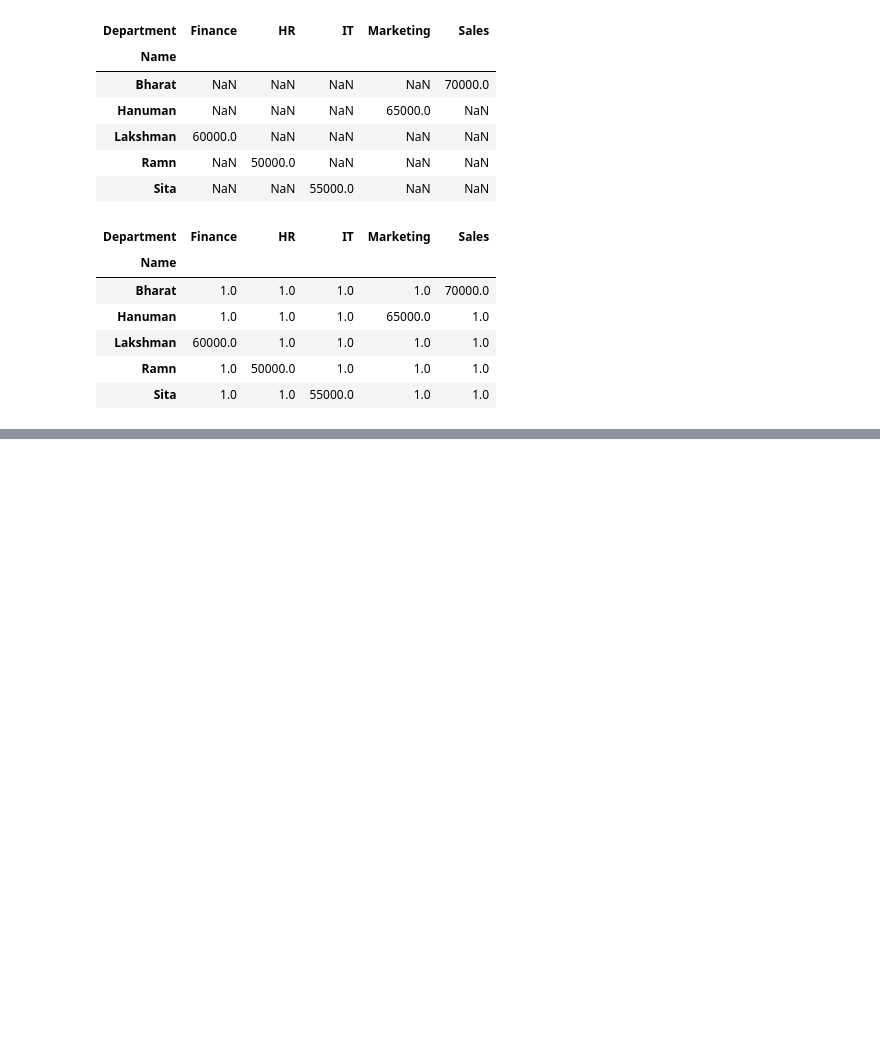
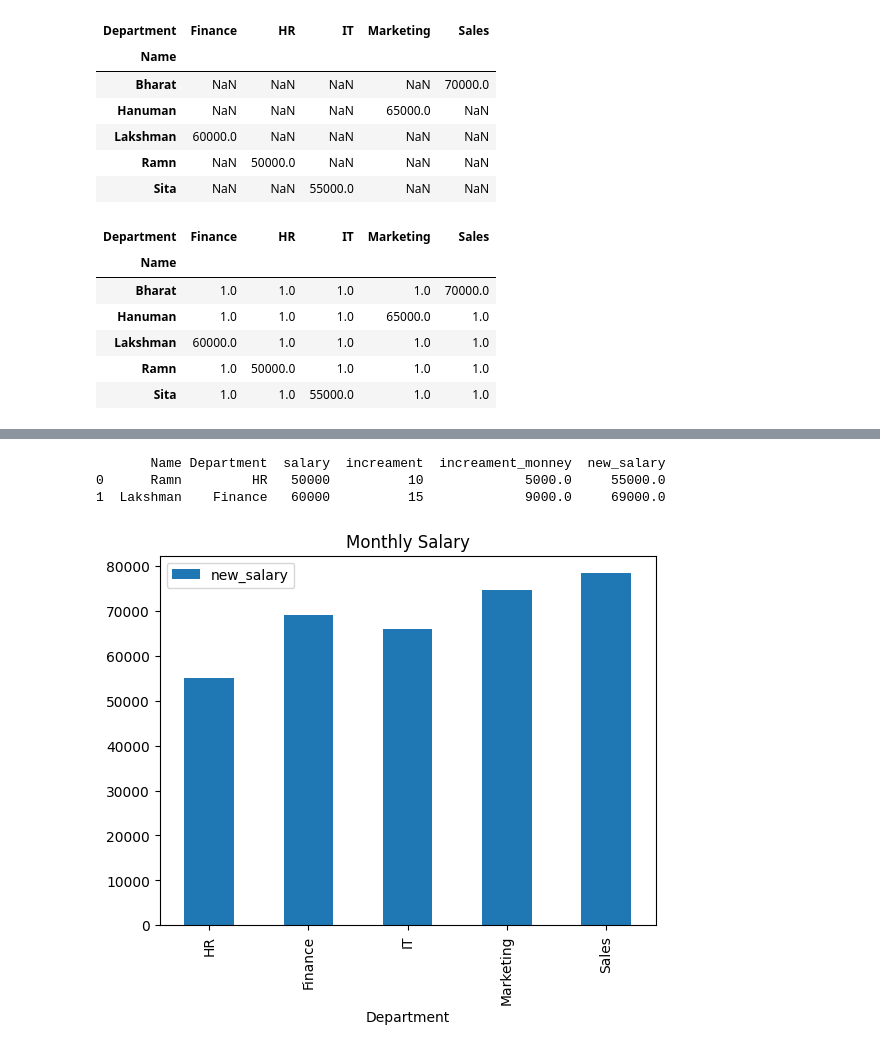
Before and after one commit to helloharendra/Python-DS-AI-11-AM-12-30PM, a Jupyter notebook: roshan/analytics/day27.ipynb, the cells around one changed output, grey strips where cells are left out. Saved outputs shown, nothing was run; the diff lists cells and outputs as text; code cells hidden in the pictures; blank space fills up the shorter version.

```diff
--- a/roshan/analytics/day27.ipynb
+++ b/roshan/analytics/day27.ipynb
@@ -404,0 +474,17 @@ filling
+# %%
+print(company_employees.head(2))
+# %% [output]
+       Name Department  salary  increament  increament_monney  new_salary
+0      Ramn         HR   50000          10             5000.0     55000.0
+1  Lakshman    Finance   60000          15             9000.0     69000.0
+# %%
+bara = company_employees.plot(
+    kind='bar',
+    x='Department',
+    y='new_salary',
+    title='Monthly Salary',
+    label='new_salary'
+
+)
+# %% [output]
+[figure, added]
```
Also changed, not shown: parts of 7 cells of this notebook.
